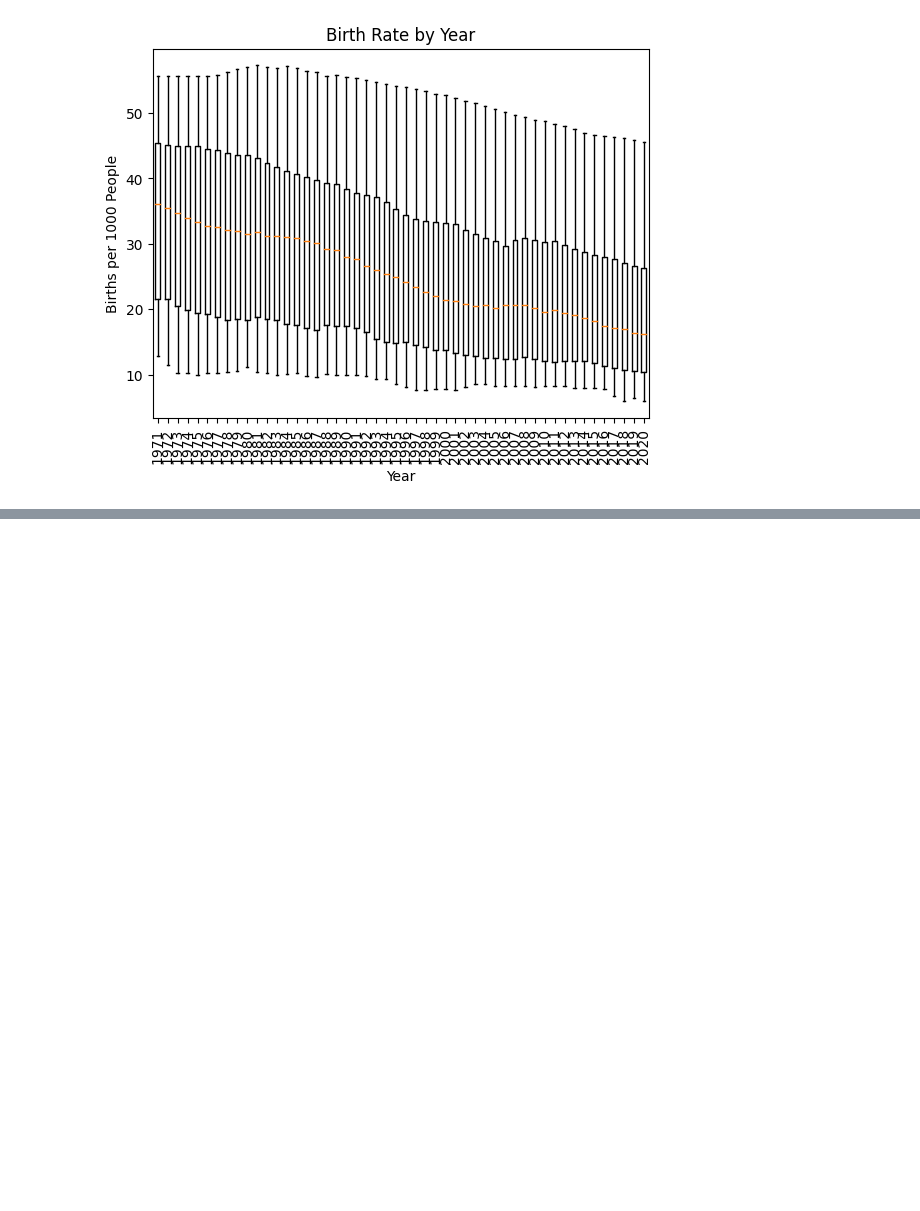
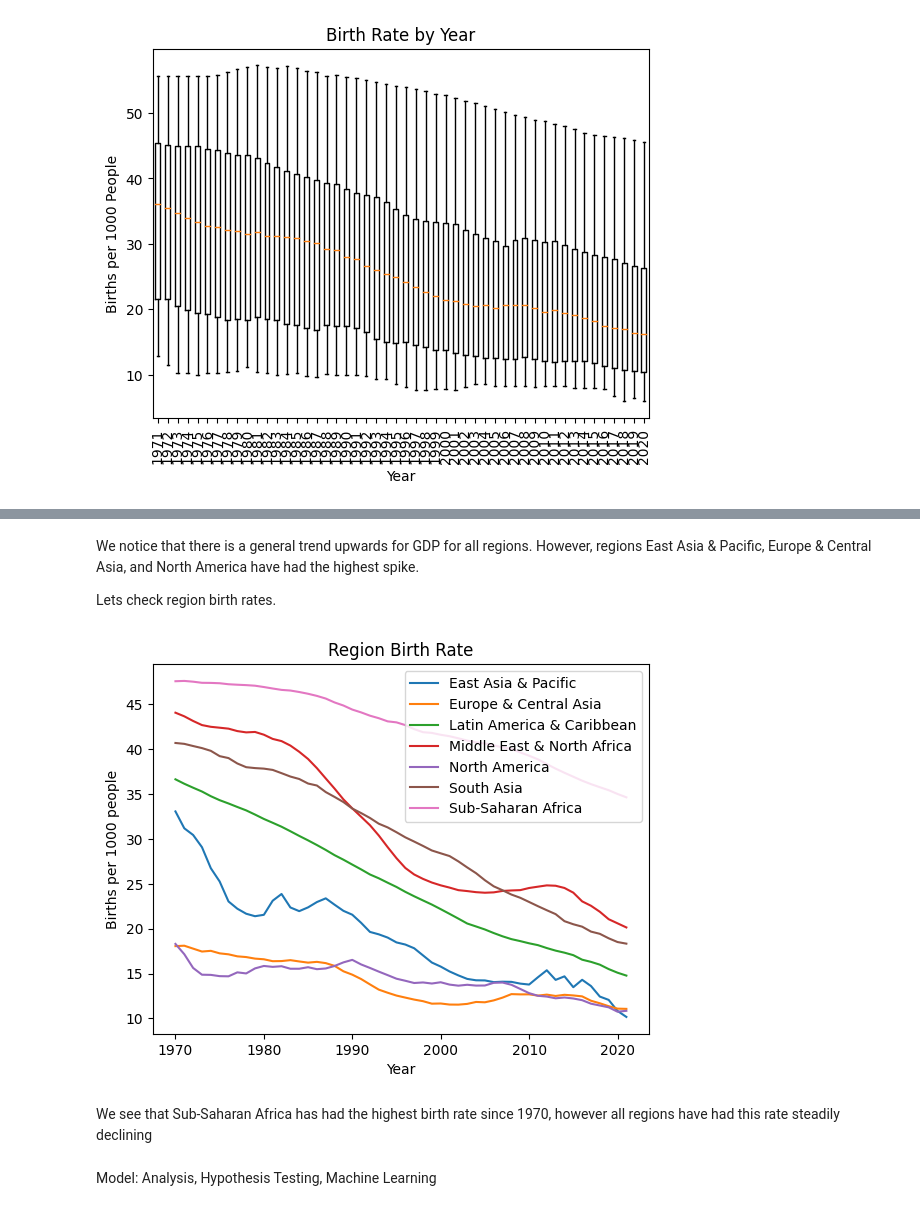
Before and after one commit to iglesias-johnluke/iglesias-johnluke.github.io, a Jupyter notebook: tutorial.ipynb, the cells around one changed output, grey strips where cells are left out. Cells and saved outputs as stored; diff of their text form; code cells hidden in the pictures; blank space fills up the shorter version.

Commit message:
hypothesis test

```diff
--- a/tutorial.ipynb
+++ b/tutorial.ipynb
@@ -441,0 +462,31 @@ Now lets visualize the birth rates for every country.
+# %% [markdown]
+We notice that there is a general trend upwards for GDP for all regions.
+However, regions East Asia
+& Pacific, Europe & Central Asia, and North America have had the highest
+spike.
+
+Lets check region birth rates.
+# %%
+# Filter the DataFrame to include data from 1970 onwards
+filtered_df = regionDF[regionDF['year'] >= 1970]
+
+# Group the data by region and iterate over each region
+grouped_df = filtered_df.groupby('region')
+for region, data in grouped_df:
+    plt.plot(data['year'], data['birth_rate'], label=region)
+
+# Set plot labels and title
+plt.xlabel('Year')
+plt.ylabel('Births per 1000 people')
+plt.title('Region Birth Rate')
+plt.legend()
+
+# Display the plot
+plt.show()
+# %% [output]
+[figure, added]
+# %% [markdown]
+We see that Sub-Saharan Africa has had the highest birth rate since 1970,
+however all regions have had this rate steadily declining
+# %% [markdown]
+Model: Analysis, Hypothesis Testing, Machine Learning
```
Also changed, not shown: parts of 11 cells of this notebook.
